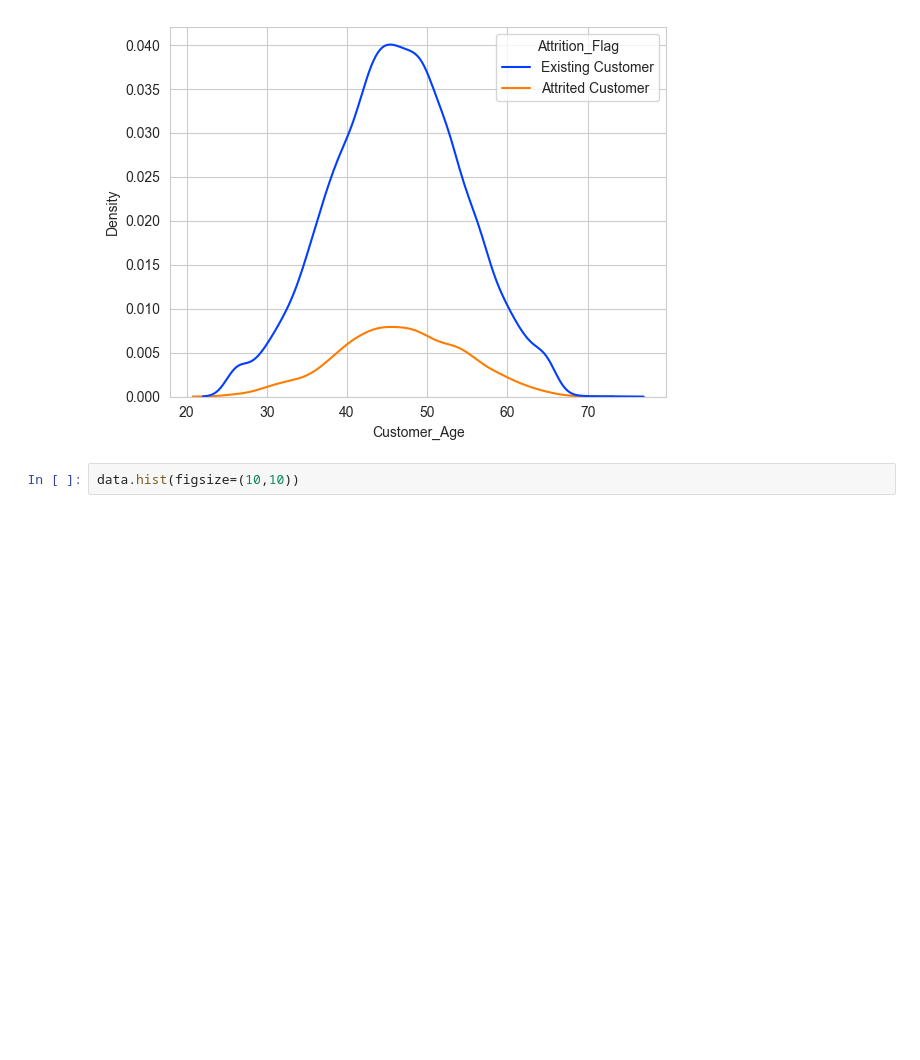
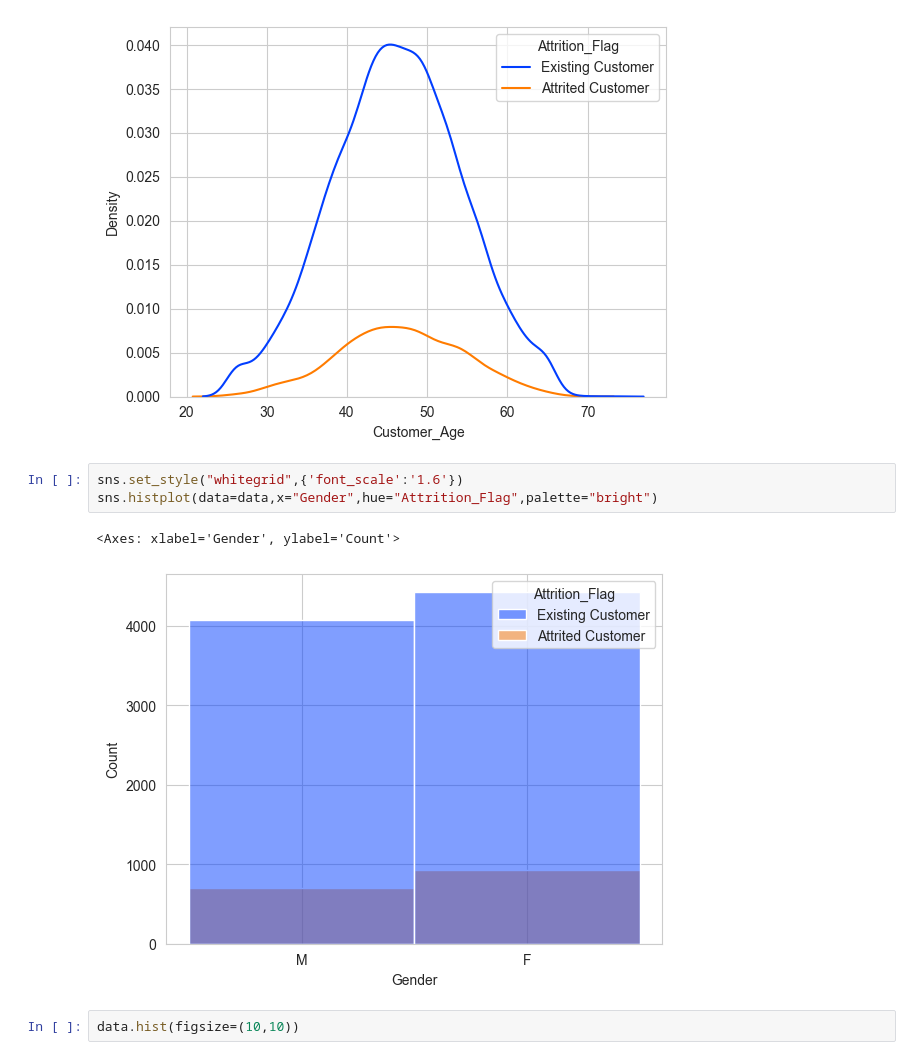
Before and after one commit to kasiadybcio/Credit_card, a Jupyter notebook: eda.ipynb, the cells around one changed output. Drawn from its saved outputs; the diff is of its cells as text; blank space fills up the shorter version.

Commit message:
description of data

```diff
--- a/eda.ipynb
+++ b/eda.ipynb
@@ -103,6 +133,12 @@ sns.kdeplot(data=data,x="Customer_Age",hue="Attrition_Flag",palette="bright")
 # %% [output]
 <Axes: xlabel='Customer_Age', ylabel='Density'>
 [figure]
+# %%
+sns.set_style("whitegrid",{'font_scale':'1.6'})
+sns.histplot(data=data,x="Gender",hue="Attrition_Flag",palette="bright")
+# %% [output]
+<Axes: xlabel='Gender', ylabel='Count'>
+[figure, added]
 # %%
 data.hist(figsize=(10,10))
 # %% [output]
```
Also changed, not shown: parts of 2 cells of this notebook.
